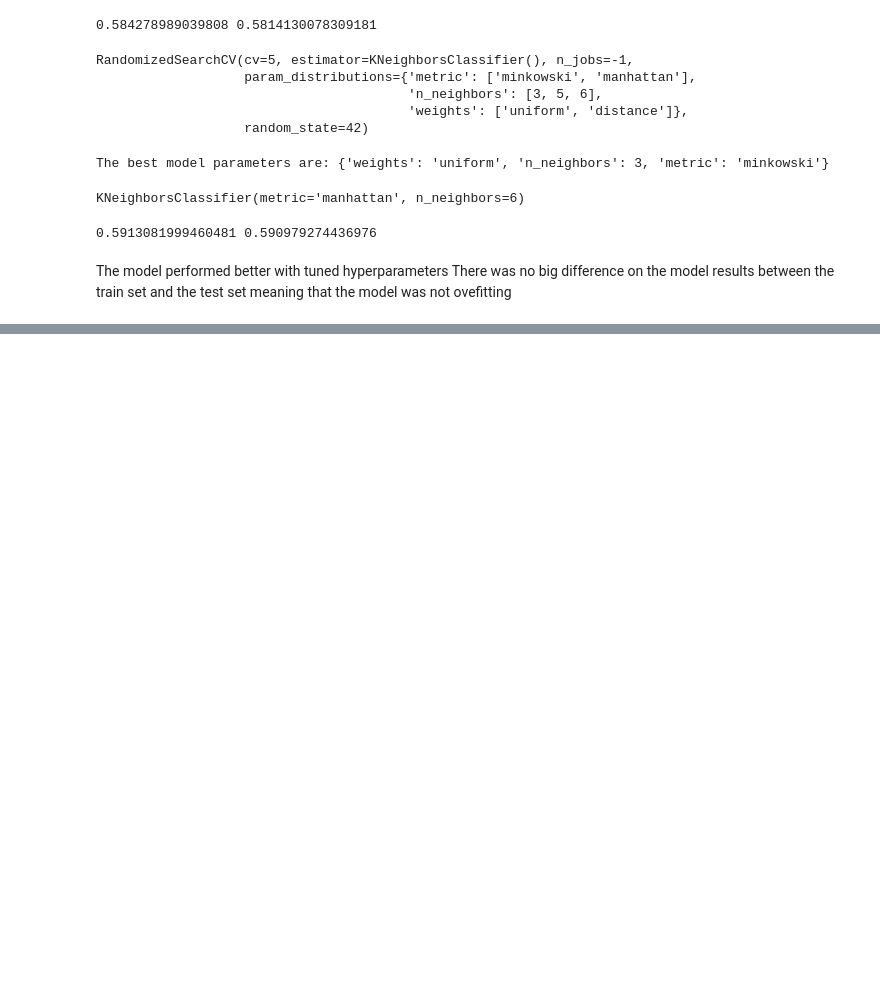
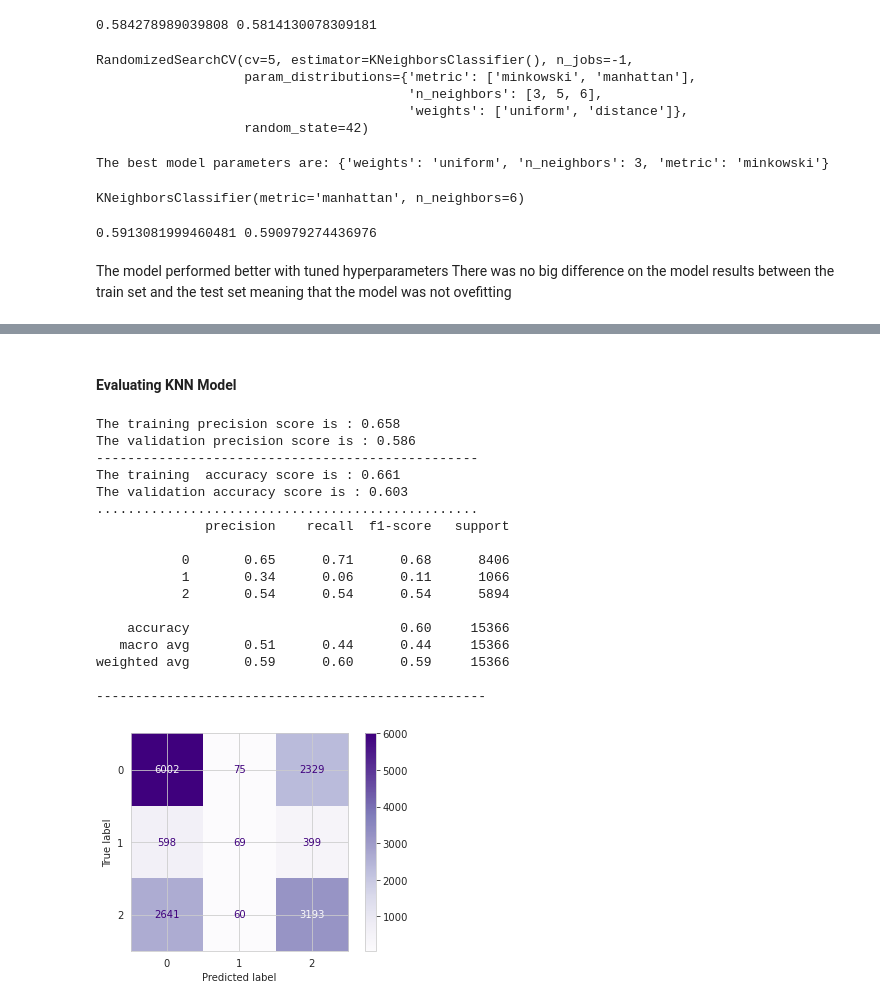
Before and after one commit to GraceRotich/Condition-of-Water-well-predictor, a Jupyter notebook: Condition_Water_well_predictor.ipynb, the cells around one changed output, grey strips where cells are left out. Drawn from its saved outputs; the diff is of its cells as text; code cells hidden in the pictures; blank space fills up the shorter version.

```diff
--- a/Condition_Water_well_predictor.ipynb
+++ b/Condition_Water_well_predictor.ipynb
@@ -968,0 +1124,25 @@ There was no big difference on the model results between the train set and the t
+# %% [markdown]
+#### Evaluating KNN Model
+# %%
+# Getting the model evaluation for knn model
+
+model_evaluation(knn_tuned,X_train_scaled,y_train,X_val_scaled,y_val)
+# %% [output]
+The training precision score is : 0.658
+The validation precision score is : 0.586
+-------------------------------------------------
+The training  accuracy score is : 0.661
+The validation accuracy score is : 0.603
+.................................................
+              precision    recall  f1-score   support
+
+           0       0.65      0.71      0.68      8406
+           1       0.34      0.06      0.11      1066
+           2       0.54      0.54      0.54      5894
+
+    accuracy                           0.60     15366
+   macro avg       0.51      0.44      0.44     15366
+weighted avg       0.59      0.60      0.59     15366
+
+--------------------------------------------------
+[figure, added]
```
Also changed, not shown: parts of 27 cells of this notebook, 1 other file.
